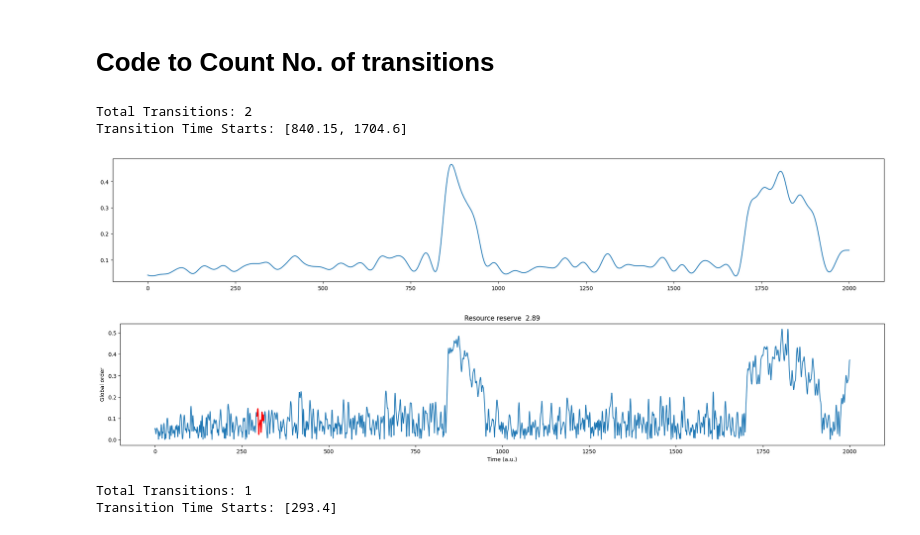
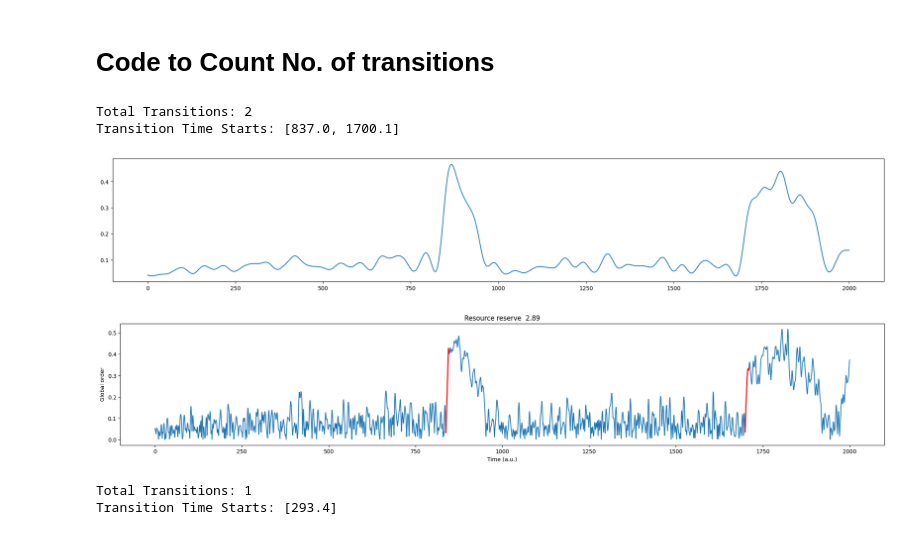
Before and after one commit to nitin293/assignment-iitj, a Jupyter notebook: tES/Mouse brain network/MBN_Res_Constraint_V.2.0.ipynb, the cells around one changed output. Drawn from its saved outputs; the diff is of its cells as text; code cells hidden in the pictures.

```diff
--- a/tES/Mouse brain network/MBN_Res_Constraint_V.2.0.ipynb
+++ b/tES/Mouse brain network/MBN_Res_Constraint_V.2.0.ipynb
@@ -162,7 +162,7 @@ fs = 20
 t = np.linspace(0, swn.NEPOCHS-1, swn.NEPOCHS)*swn.DT
 f_signal = 2.0
 
-trans_time_start, trans_time_end, filt_1 = count_transitions_time(data=data, t=t, fs=fs, cutoff_freq=cutoff_freq, window_size=10, stride=9, threshold=0.225)
+trans_time_start, trans_time_end, filt_1 = count_transitions_time(data=data, t=t, fs=fs, cutoff_freq=cutoff_freq, window_size=10, stride=9, threshold=0.18)
 print(
     "Total Transitions:", len(trans_time_start),
     "\nTransition Time Starts:", trans_time_start,
@@ -170,25 +170,24 @@ print(
 )
 # %% [output]
 Total Transitions: 2
-Transition Time Starts: [840.15, 1704.6]
+Transition Time Starts: [837.0, 1700.1]
 [figure]
 # %%
 f = plt.figure(figsize=(25, 4))
 plt.title("Resource reserve  " + str(swn.LAMBDA_O))
 plt.plot(np.linspace(0, swn.NEPOCHS-1, swn.NEPOCHS)*swn.DT, swn.GLOBAL_ORDER_VERBOSE)
 
-highlight_start = [i*20 for i in trans_time_start]
-highlight_end = [i*20 for i in trans_time_end]
+highlight_start = [int(i*20) for i in trans_time_start]
+highlight_end = [int(i*20 + 200) for i in trans_time_start]
 
-for i in range(highlight_start):
-    plt.plot((np.linspace(0, swn.NEPOCHS-1, swn.NEPOCHS)*swn.DT)[highlight_start:highlight_end],
-            swn.GLOBAL_ORDER_VERBOSE[highlight_start:highlight_end], label='Highlighted Section', color='red', linewidth=2)
+plt.plot((np.linspace(0, swn.NEPOCHS-1, swn.NEPOCHS)*swn.DT)[highlight_start[0]:highlight_end[0]], swn.GLOBAL_ORDER_VERBOSE[highlight_start[0]:highlight_end[0]], label='Highlighted Section', color='red', linewidth=2)
+plt.plot((np.linspace(0, swn.NEPOCHS-1, swn.NEPOCHS)*swn.DT)[(highlight_start[1]-20):(highlight_end[1])], swn.GLOBAL_ORDER_VERBOSE[(highlight_start[1]-20):(highlight_end[1])], label='Highlighted Section', color='red', linewidth=2)
 
 plt.ylabel("Global order")
 plt.xlabel("Time (a.u.)")
 plt.show()
 # %% [output]
-[figure, old version]
+[figure, new version]
 # %%
 data = mbn.GLOBAL_ORDER_VERBOSE
 cutoff_freq = 0.02
```
Also changed, not shown: parts of 17 cells of this notebook, 6 other files.
